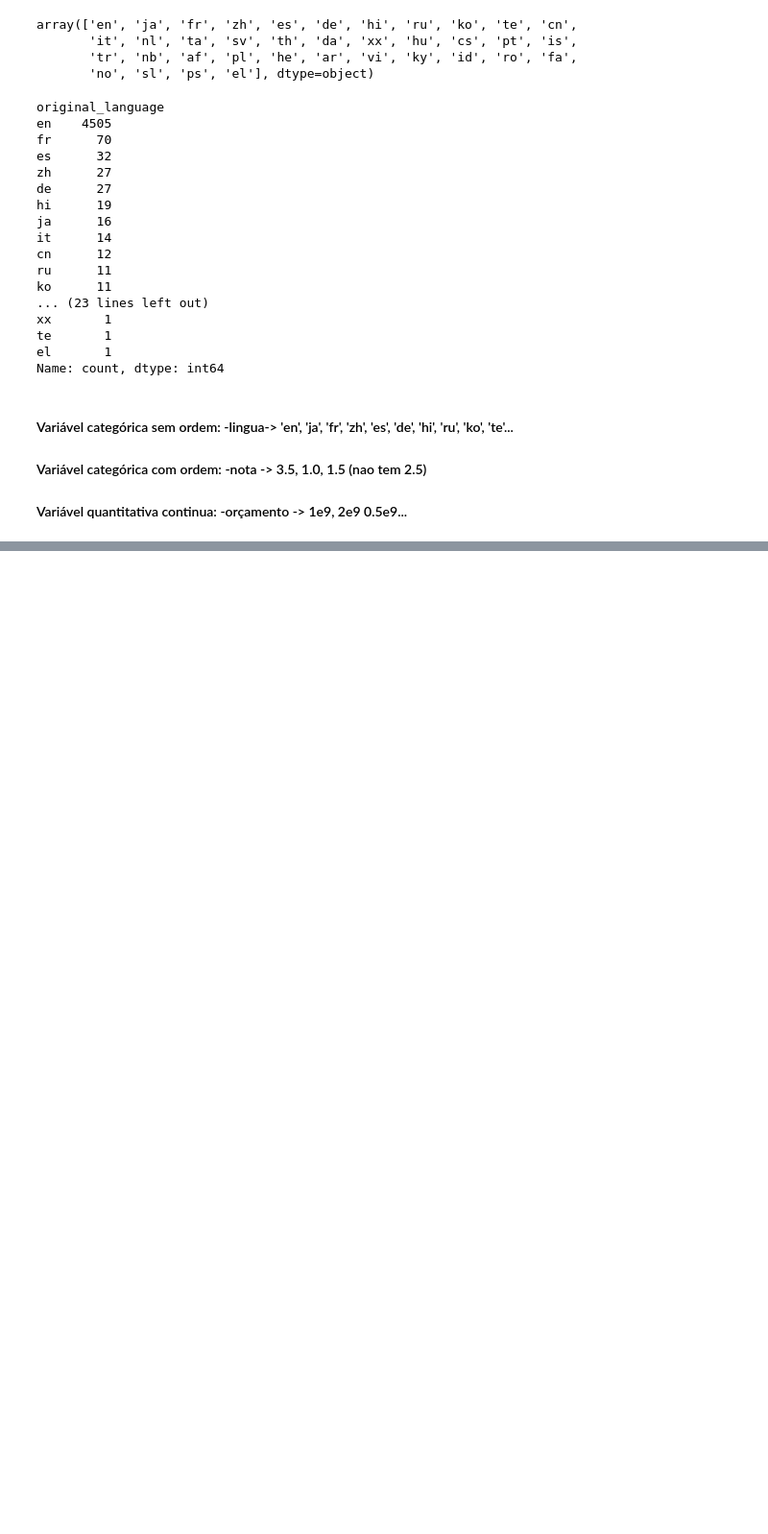
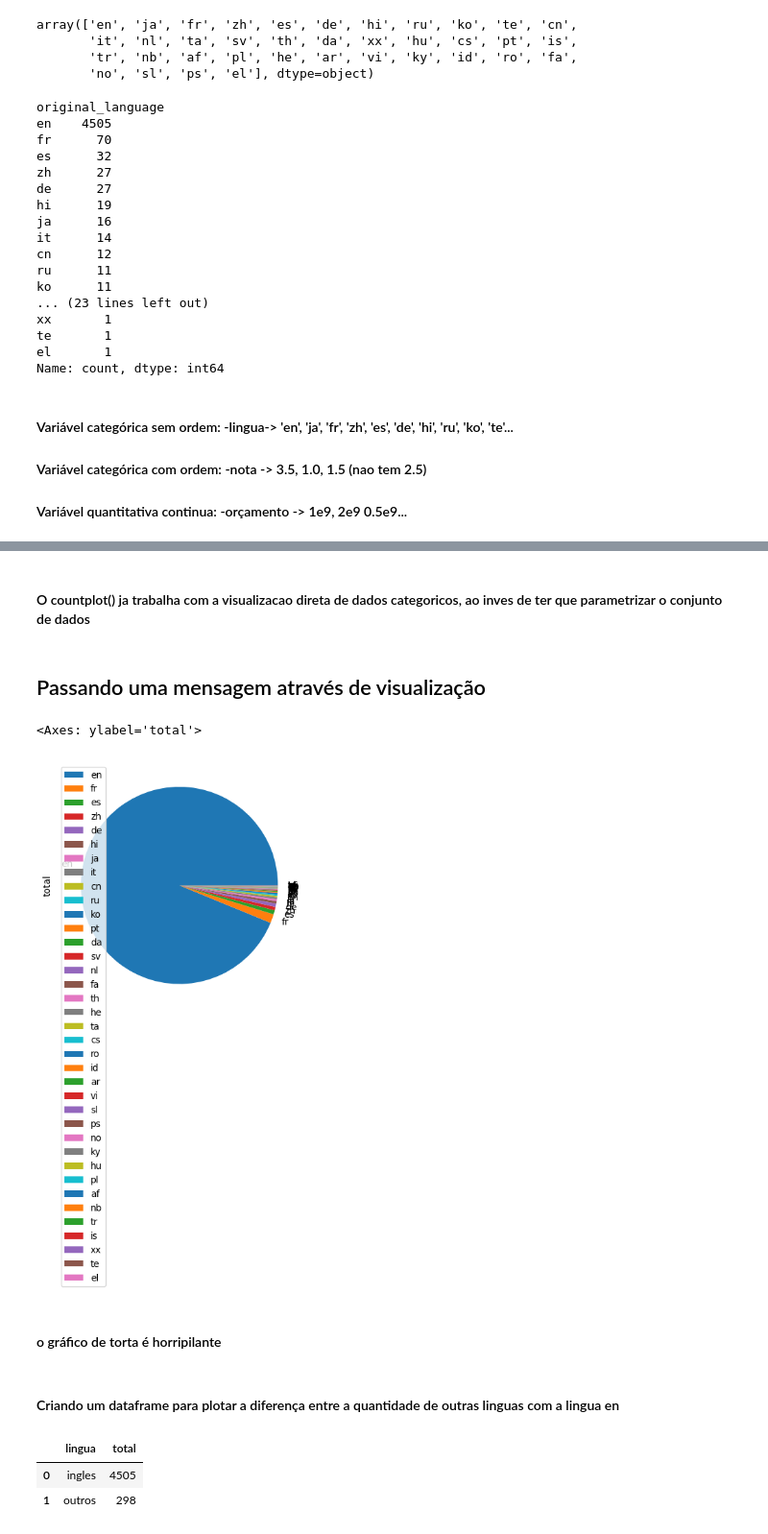
Before and after one commit to joaodamasio/datascience-explorando-analisando-dados, a Jupyter notebook: analise-movielens-TMDB.ipynb, the cells around one changed output, grey strips where cells are left out. Shown at 96% size. Cells and saved outputs as stored; diff of their text form; code cells hidden in the pictures; blank space fills up the shorter version.

```diff
--- a/analise-movielens-TMDB.ipynb
+++ b/analise-movielens-TMDB.ipynb
@@ -333,0 +372,11 @@ Name: count, dtype: int64
+# %% [markdown]
+#### O countplot() ja trabalha com a visualizacao direta de dados categoricos, ao inves de ter que parametrizar o conjunto de dados
+# %% [markdown]
+## Passando uma mensagem através de visualização
+# %%
+contagem_de_lingua.plot(kind='pie', y='total', labels=contagem_de_lingua["original_language"])
+# %% [output]
+<Axes: ylabel='total'>
+[figure, added]
+# %% [markdown]
+#### o gráfico de torta é horripilante
@@ -333,0 +388,2 @@ Name: count, dtype: int64
+# %% [markdown]
+#### Criando um dataframe para plotar a diferença entre a quantidade de outras linguas com a lingua en
@@ -333,0 +396,6 @@ Name: count, dtype: int64
+# %%
+dados
+# %% [output]
+|  | lingua | total |
+| 0 | ingles | 4505 |
+| 1 | outros | 298 |
```
Also changed, not shown: parts of 19 cells of this notebook.
